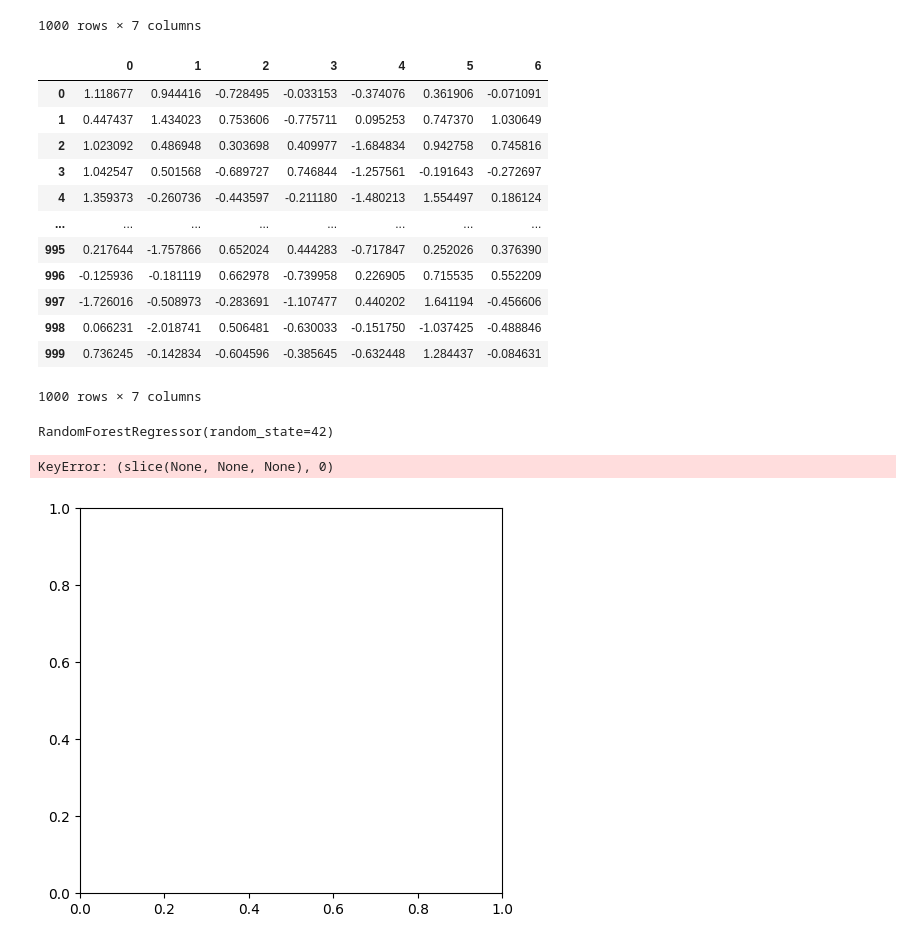
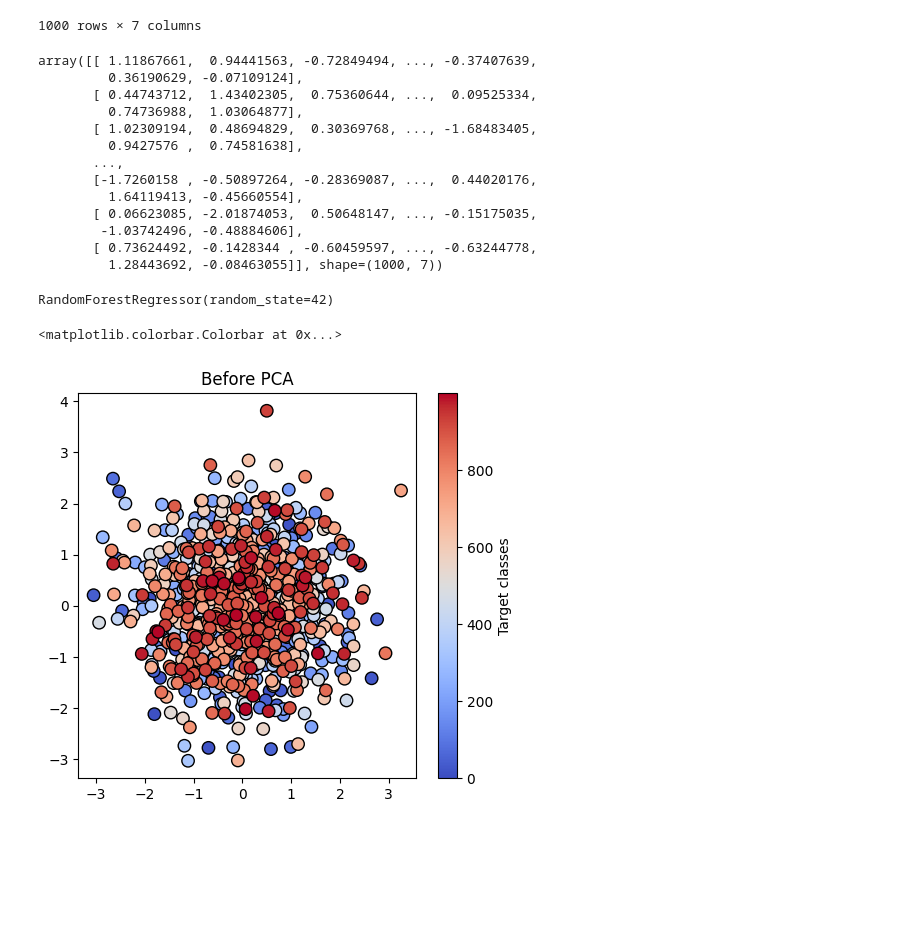
Before and after one commit to sarthak-opash/AI-ML-Internship, a Jupyter notebook: Day 29 PCA/pca.ipynb, the cells around one changed output. Cells and saved outputs as stored; diff of their text form; code cells hidden in the pictures; blank space fills up the shorter version.

```diff
--- a/Day 29 PCA/pca.ipynb
+++ b/Day 29 PCA/pca.ipynb
@@ -33,22 +33,21 @@ df
 # %%
 scaler = StandardScaler()
 X_scaled = scaler.fit_transform(df)
-X_scaled = pd.DataFrame(X_scaled)
 X_scaled
 # %% [output]
-|  | 0 | 1 | 2 | 3 | 4 | 5 | 6 |
-| 0 | 1.118677 | 0.944416 | -0.728495 | -0.033153 | -0.374076 | 0.361906 | -0.071091 |
-| 1 | 0.447437 | 1.434023 | 0.753606 | -0.775711 | 0.095253 | 0.747370 | 1.030649 |
-| 2 | 1.023092 | 0.486948 | 0.303698 | 0.409977 | -1.684834 | 0.942758 | 0.745816 |
-| 3 | 1.042547 | 0.501568 | -0.689727 | 0.746844 | -1.257561 | -0.191643 | -0.272697 |
-| 4 | 1.359373 | -0.260736 | -0.443597 | -0.211180 | -1.480213 | 1.554497 | 0.186124 |
-| ... | ... | ... | ... | ... | ... | ... | ... |
-| 995 | 0.217644 | -1.757866 | 0.652024 | 0.444283 | -0.717847 | 0.252026 | 0.376390 |
-| 996 | -0.125936 | -0.181119 | 0.662978 | -0.739958 | 0.226905 | 0.715535 | 0.552209 |
-| 997 | -1.726016 | -0.508973 | -0.283691 | -1.107477 | 0.440202 | 1.641194 | -0.456606 |
-| 998 | 0.066231 | -2.018741 | 0.506481 | -0.630033 | -0.151750 | -1.037425 | -0.488846 |
-| 999 | 0.736245 | -0.142834 | -0.604596 | -0.385645 | -0.632448 | 1.284437 | -0.084631 |
-1000 rows × 7 columns
+array([[ 1.11867661,  0.94441563, -0.72849494, ..., -0.37407639,
+         0.36190629, -0.07109124],
+       [ 0.44743712,  1.43402305,  0.75360644, ...,  0.09525334,
+         0.74736988,  1.03064877],
+       [ 1.02309194,  0.48694829,  0.30369768, ..., -1.68483405,
+         0.9427576 ,  0.74581638],
+       ...,
+       [-1.7260158 , -0.50897264, -0.28369087, ...,  0.44020176,
+         1.64119413, -0.45660554],
+       [ 0.06623085, -2.01874053,  0.50648147, ..., -0.15175035,
+        -1.03742496, -0.48884606],
+       [ 0.73624492, -0.1428344 , -0.60459597, ..., -0.63244778,
+         1.28443692, -0.08463055]], shape=(1000, 7))
 # %%
 pca = PCA(n_components=2)
 X_pca = pca.fit_transform(X_scaled)
@@ -62,17 +61,15 @@ RandomForestRegressor(random_state=42)
 # %%
 y_numeric = pd.factorize(y)[0]
 
 plt.figure(figsize=(12, 5))
 
 plt.subplot(1, 2, 1)
 plt.scatter(X_scaled[:, 0], X_scaled[:, 1], c=y_numeric, cmap='coolwarm', edgecolor='k', s=80)
-plt.xlabel('Original Feature 1')
-plt.ylabel('Original Feature 2')
-plt.title('Before PCA: Using First 2 Standardized Features')
+plt.title('Before PCA')
 plt.colorbar(label='Target classes')
 # %% [output]
-KeyError: (slice(None, None, None), 0)
+<matplotlib.colorbar.Colorbar at 0x...>
-[figure, old version]
+[figure, new version]
 # %%
 plt.figure(figsize=(12, 5))
 plt.subplot(1, 2, 2)
```
Also changed, not shown: parts of 1 cell of this notebook.
